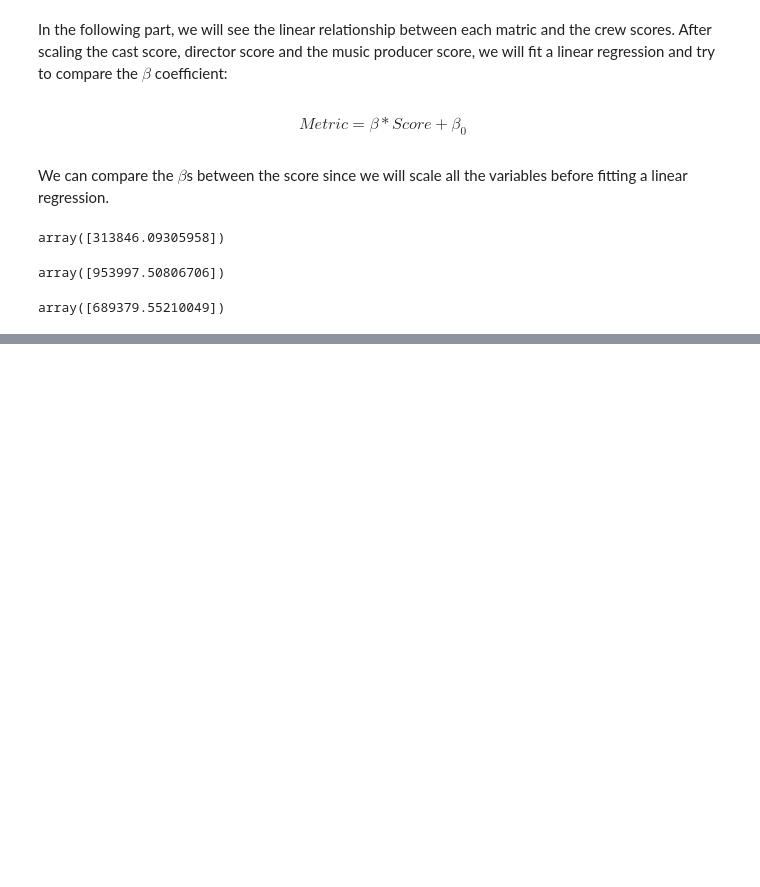
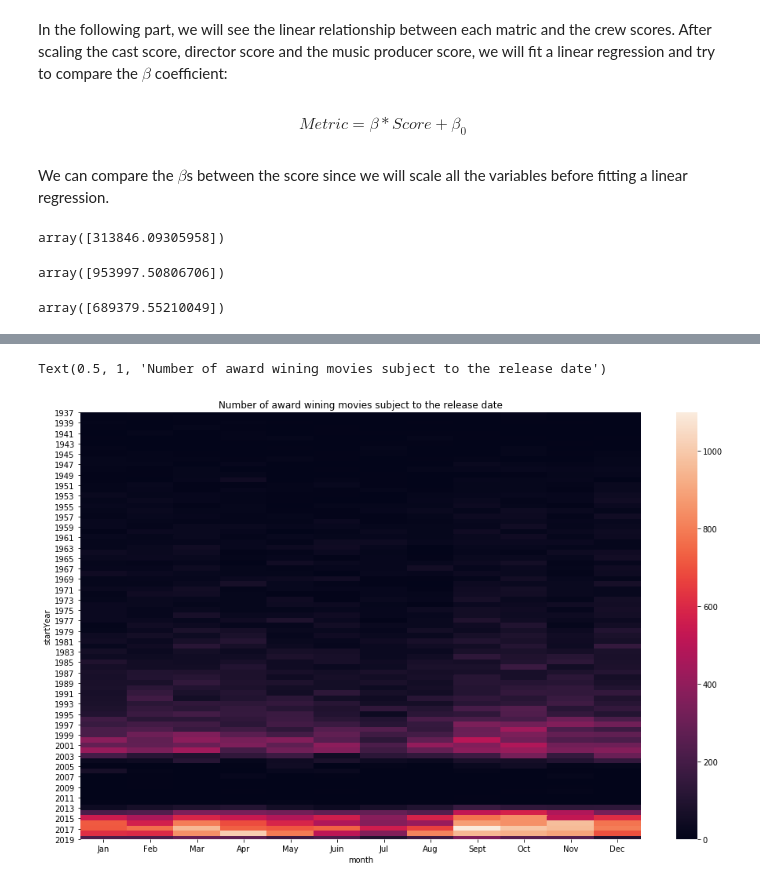
Before and after one commit to Ruchiranga/AD_A-team-project, a Jupyter notebook: Actor_score.ipynb, the cells around one changed output, grey strips where cells are left out. Saved outputs shown, nothing was run; the diff lists cells and outputs as text; code cells hidden in the pictures; blank space fills up the shorter version.

```diff
--- a/Actor_score.ipynb
+++ b/Actor_score.ipynb
@@ -364,0 +385,4 @@ array([689379.55210049])
+# %%
+year_month=all_movies.groupby(['month','startYear']).sum()
+# %%
+Year_month_wins=year_month.pivot_table(index='startYear',columns='month',values='wins').fillna(0)
@@ -364,0 +399,2 @@ array([689379.55210049])
+# %%
+wins_heat=Year_month_wins.iloc[40:,]
@@ -364,0 +411,2 @@ array([689379.55210049])
+# %%
+wins_heat.rename(columns={1.0:'Jan',2.0:'Feb',3.0:'Mar',4.0:'Apr',5.0:'May',6.0:'Juin',7.0:'Jul',8.0:'Aug',9.0:'Sept',10.0:'Oct',11.0:'Nov',12.0:'Dec'},inplace=True)
@@ -364,0 +428,7 @@ array([689379.55210049])
+# %%
+fig, ax = plt.subplots(figsize=(16,10))
+sns.heatmap(wins_heat,ax=ax)
+plt.title('Number of award wining movies subject to the release date')
+# %% [output]
+Text(0.5, 1, 'Number of award wining movies subject to the release date')
+[figure, added]
```
Also changed, not shown: parts of 15 cells of this notebook.
